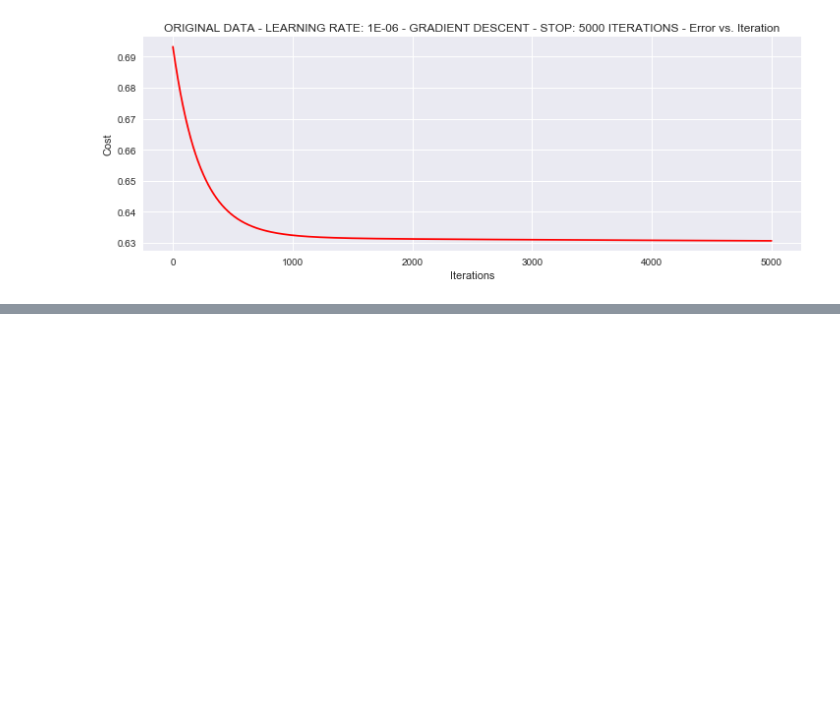
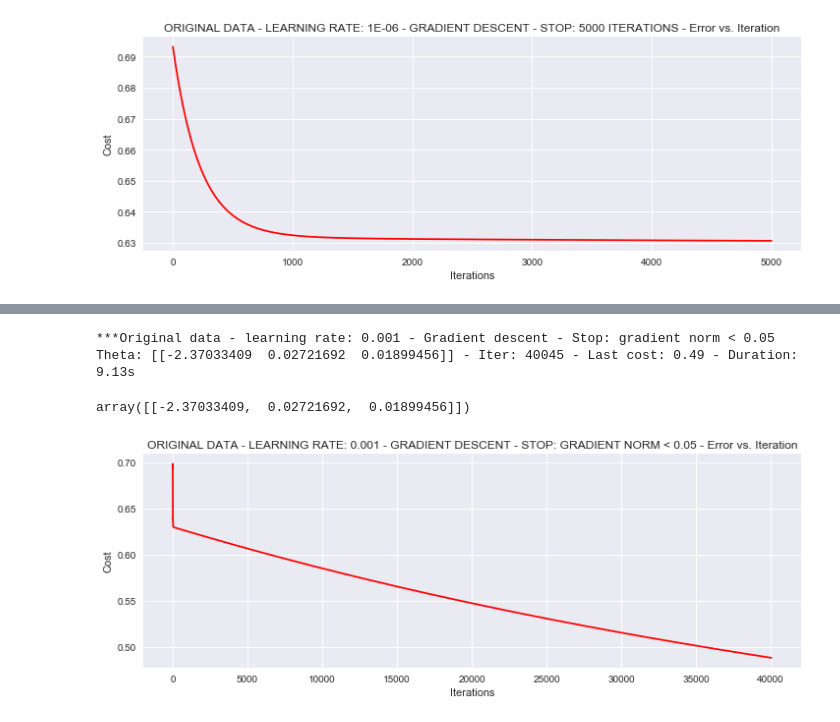
Before and after one commit to liguoqinjim/jupyter_notebook_todo_remove, a Jupyter notebook: notebook_idata_lesson01/Logistic-Regression/Logistic-Regression.ipynb, the cells around one changed output, grey strips where cells are left out. Drawn from its saved outputs; the diff is of its cells as text; code cells hidden in the pictures; blank space fills up the shorter version.

```diff
--- a/notebook_idata_lesson01/Logistic-Regression/Logistic-Regression.ipynb
+++ b/notebook_idata_lesson01/Logistic-Regression/Logistic-Regression.ipynb
@@ -223,0 +241,8 @@ array([[-0.00027127,  0.00705232,  0.00376711]])
+# %%
+# 根据梯度变化停止
+runExpe(orig_data, theta, n, STOP_GRAD, thresh=0.05, alpha=0.001)
+# %% [output]
+***Original data - learning rate: 0.001 - Gradient descent - Stop: gradient norm < 0.05
+Theta: [[-2.37033409  0.02721692  0.01899456]] - Iter: 40045 - Last cost: 0.49 - Duration: 9.13s
+array([[-2.37033409,  0.02721692,  0.01899456]])
+[figure, added]
```
Also changed, not shown: parts of 20 cells of this notebook, 1 other file.
